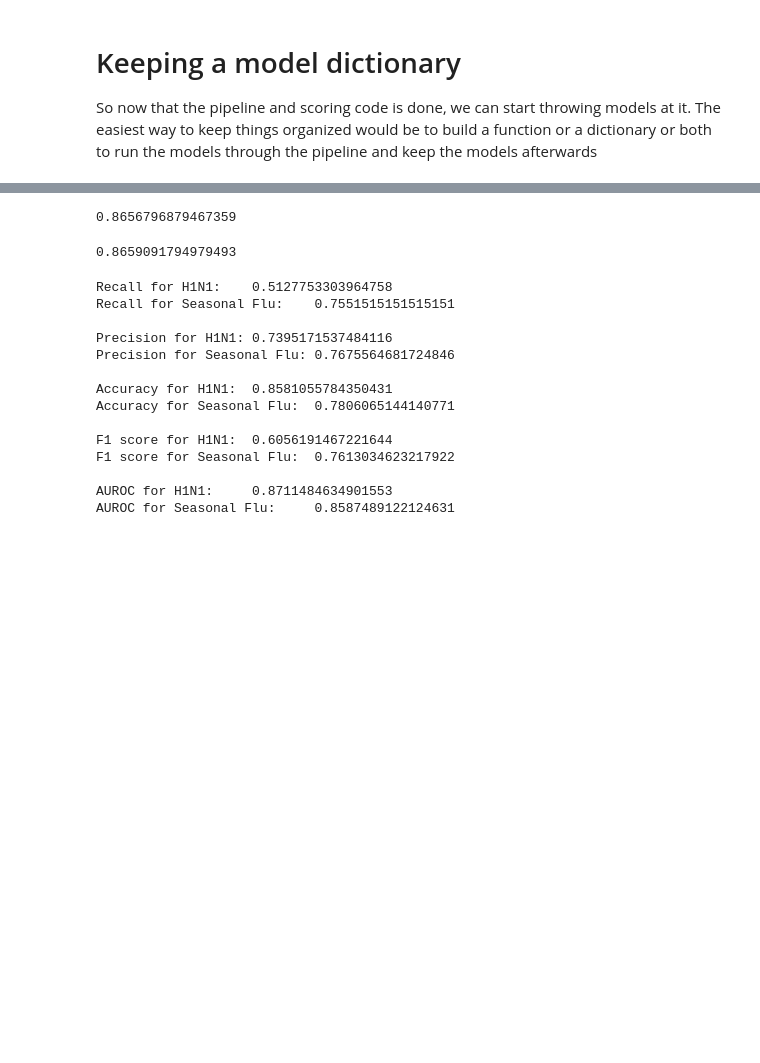
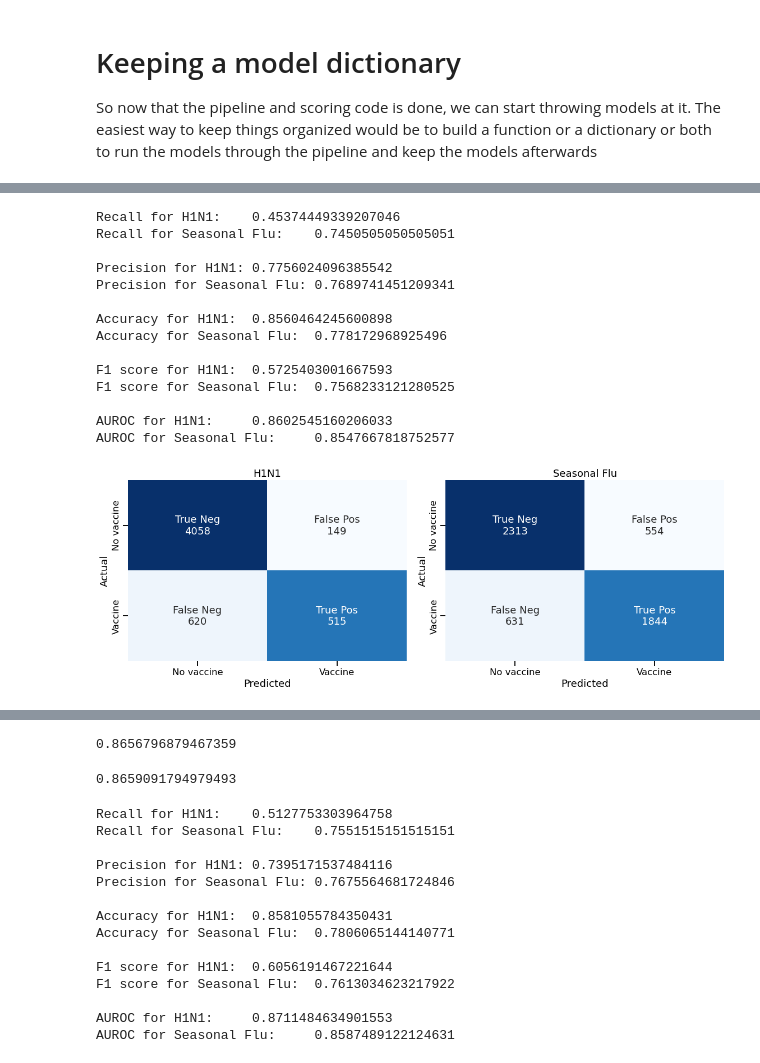
Before and after one commit to jeffbeech/Flu-Shot-Learning, a Jupyter notebook: matt notebook.ipynb, the cells around one changed output, grey strips where cells are left out. Saved outputs shown, nothing was run; the diff lists cells and outputs as text; code cells hidden in the pictures; blank space fills up the shorter version.

```diff
--- a/matt notebook.ipynb
+++ b/matt notebook.ipynb
@@ -582 +696,19 @@ def train_new_model(estimator, preprocessor, grid=None, suppress_output=False):
+# %%
+train_new_model(SVC(probability=True), 'linear')
+# %% [output]
+Recall for H1N1:    0.45374449339207046
+Recall for Seasonal Flu:    0.7450505050505051
+
+Precision for H1N1: 0.7756024096385542
+Precision for Seasonal Flu: 0.7689741451209341
+
+Accuracy for H1N1:  0.8560464245600898
+Accuracy for Seasonal Flu:  0.778172968925496
+
+F1 score for H1N1:  0.5725403001667593
+F1 score for Seasonal Flu:  0.7568233121280525
+
+AUROC for H1N1:     0.8602545160206033
+AUROC for Seasonal Flu:     0.8547667818752577
+[figure, added]
 # %%
```
Also changed, not shown: parts of 40 cells of this notebook, 6 other files.
